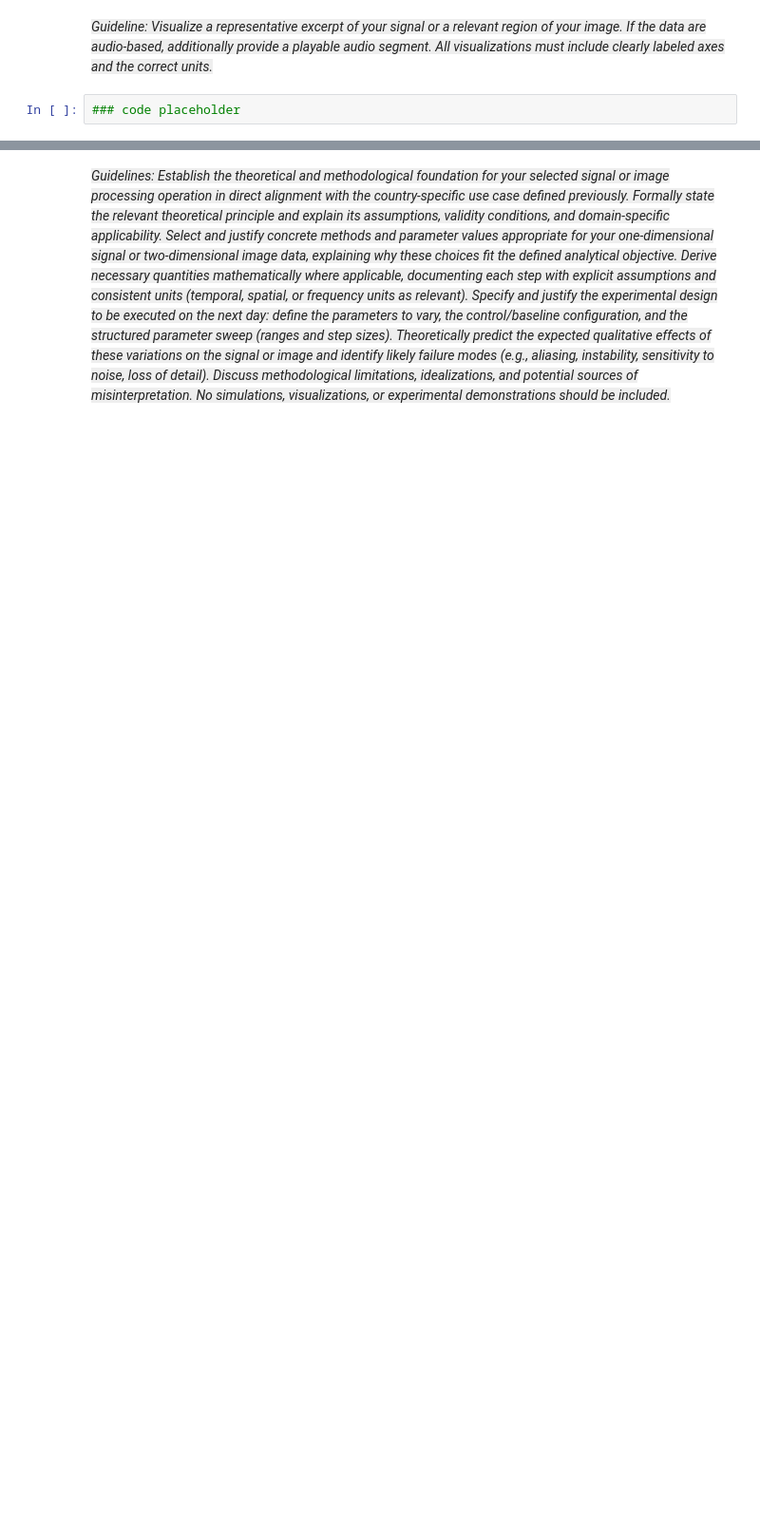
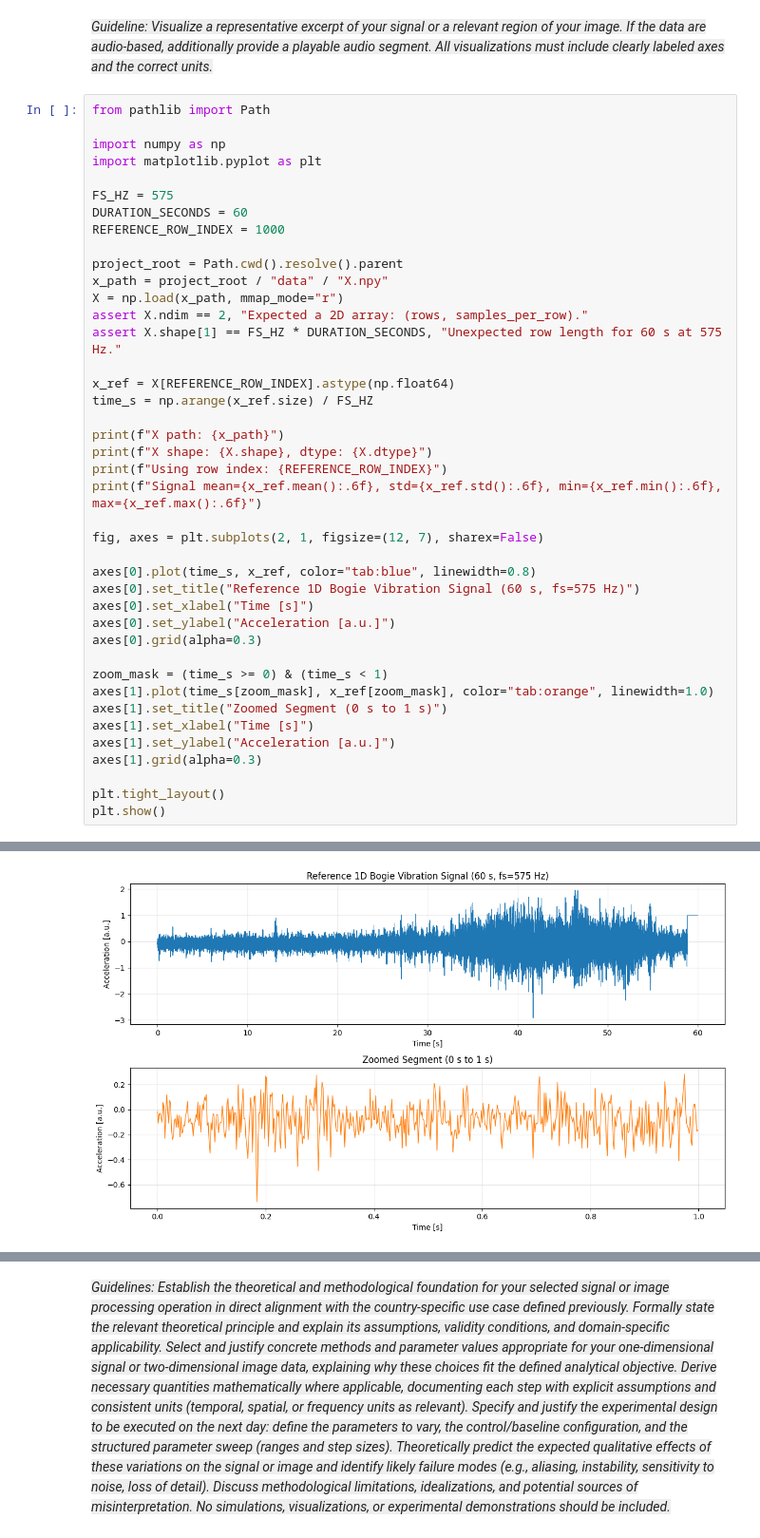
Before and after one commit to mikeandrusyak/gbsv-research, a Jupyter notebook: mc1/sampling_theorem.ipynb, the cells around one changed output, grey strips where cells are left out. Shown at 95% size. Saved outputs shown, nothing was run; the diff lists cells and outputs as text; blank space fills up the shorter version.

```diff
--- a/mc1/sampling_theorem.ipynb
+++ b/mc1/sampling_theorem.ipynb
@@ -73,4 +29,44 @@ For example (sampling theorem):
 # %% [markdown]
 <span style="background-color: #eeeeee;">*Guideline: Visualize a representative excerpt of your signal or a relevant region of your image. If the data are audio-based, additionally provide a playable audio segment. All visualizations must include clearly labeled axes and the correct units.*</span>
 # %%
-### code placeholder
+from pathlib import Path
+
+import numpy as np
+import matplotlib.pyplot as plt
+
+FS_HZ = 575
+DURATION_SECONDS = 60
+REFERENCE_ROW_INDEX = 1000
+
+project_root = Path.cwd().resolve().parent
+x_path = project_root / "data" / "X.npy"
+X = np.load(x_path, mmap_mode="r")
+assert X.ndim == 2, "Expected a 2D array: (rows, samples_per_row)."
+assert X.shape[1] == FS_HZ * DURATION_SECONDS, "Unexpected row length for 60 s at 575 Hz."
+
+x_ref = X[REFERENCE_ROW_INDEX].astype(np.float64)
+time_s = np.arange(x_ref.size) / FS_HZ
+
+print(f"X path: {x_path}")
+print(f"X shape: {X.shape}, dtype: {X.dtype}")
+print(f"Using row index: {REFERENCE_ROW_INDEX}")
+print(f"Signal mean={x_ref.mean():.6f}, std={x_ref.std():.6f}, min={x_ref.min():.6f}, max={x_ref.max():.6f}")
+
+fig, axes = plt.subplots(2, 1, figsize=(12, 7), sharex=False)
+
+axes[0].plot(time_s, x_ref, color="tab:blue", linewidth=0.8)
+axes[0].set_title("Reference 1D Bogie Vibration Signal (60 s, fs=575 Hz)")
+axes[0].set_xlabel("Time [s]")
+axes[0].set_ylabel("Acceleration [a.u.]")
+axes[0].grid(alpha=0.3)
+
+zoom_mask = (time_s >= 0) & (time_s < 1)
+axes[1].plot(time_s[zoom_mask], x_ref[zoom_mask], color="tab:orange", linewidth=1.0)
+axes[1].set_title("Zoomed Segment (0 s to 1 s)")
+axes[1].set_xlabel("Time [s]")
+axes[1].set_ylabel("Acceleration [a.u.]")
+axes[1].grid(alpha=0.3)
+
+plt.tight_layout()
+plt.show()
+# %% [output]
@@ -77,2 +77,3 @@ For example (sampling theorem):
+[figure, added]
 # %% [markdown]
 **Observations**:
```
Also changed, not shown: parts of 27 cells of this notebook, 1 other file.
